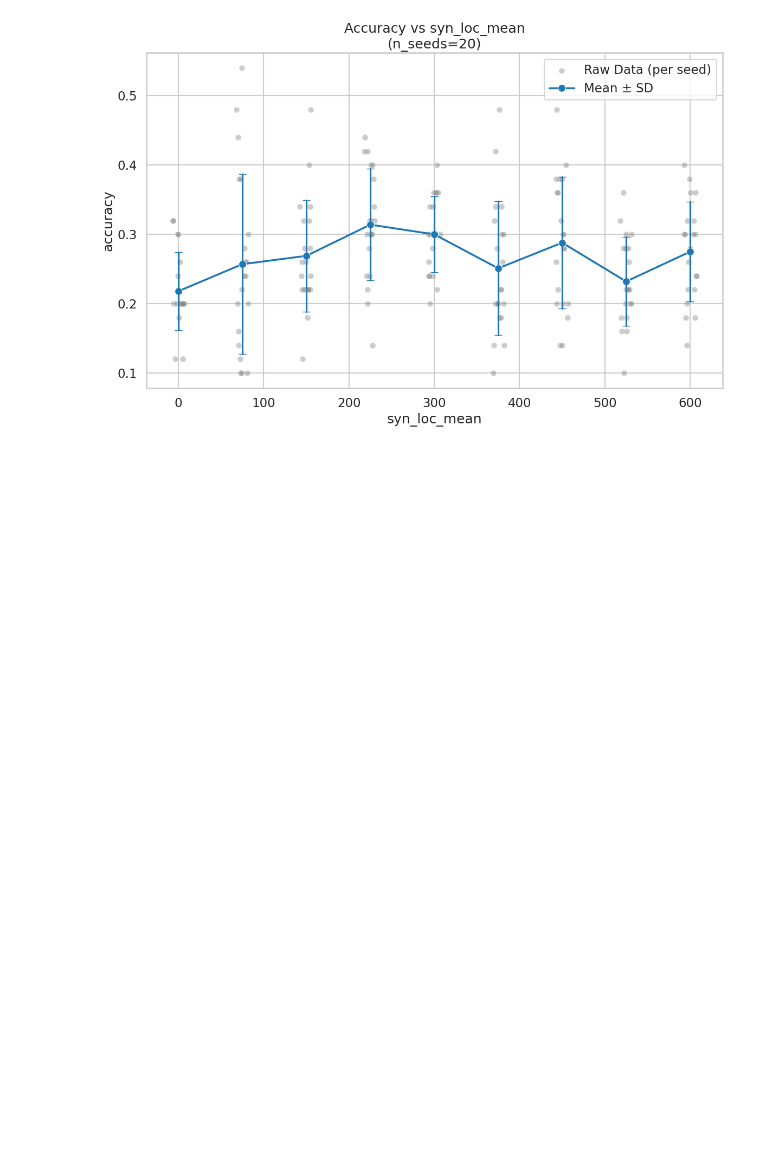
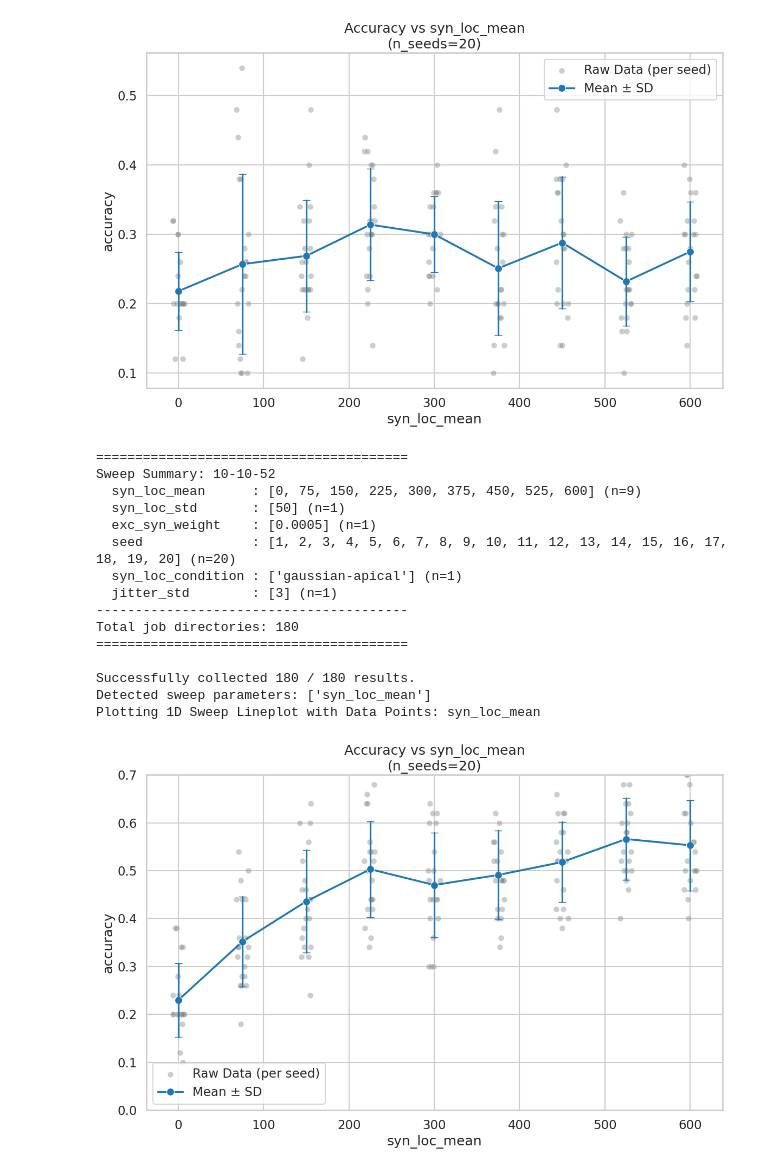
Before and after one commit to DeepWater3104/NeuMoReservoir, a Jupyter notebook: analysis/Position-Accuracy-2.ipynb, the cells around one changed output. Drawn from its saved outputs; the diff is of its cells as text; code cells hidden in the pictures; blank space fills up the shorter version.

```diff
--- a/analysis/Position-Accuracy-2.ipynb
+++ b/analysis/Position-Accuracy-2.ipynb
@@ -251,3 +250,24 @@ Successfully collected 180 / 180 results.
 Detected sweep parameters: ['syn_loc_mean']
 Plotting 1D Sweep Lineplot with Data Points: syn_loc_mean
 [figure]
+# %%
+# Baseline Model
+df = collect_sweep_results("../multirun/2026-06-02/10-10-52") # syn_loc_condition = random, sweep param: exc_syn_weight
+plot_results(df, ylim=(0, 0.7))
+# %% [output]
+========================================
+Sweep Summary: 10-10-52
+  syn_loc_mean      : [0, 75, 150, 225, 300, 375, 450, 525, 600] (n=9)
+  syn_loc_std       : [50] (n=1)
+  exc_syn_weight    : [0.0005] (n=1)
+  seed              : [1, 2, 3, 4, 5, 6, 7, 8, 9, 10, 11, 12, 13, 14, 15, 16, 17, 18, 19, 20] (n=20)
+  syn_loc_condition : ['gaussian-apical'] (n=1)
+  jitter_std        : [3] (n=1)
+----------------------------------------
+Total job directories: 180
+========================================
+
+Successfully collected 180 / 180 results.
+Detected sweep parameters: ['syn_loc_mean']
+Plotting 1D Sweep Lineplot with Data Points: syn_loc_mean
+[figure, added]
```
Also changed, not shown: parts of 10 cells of this notebook, 2 other files.
